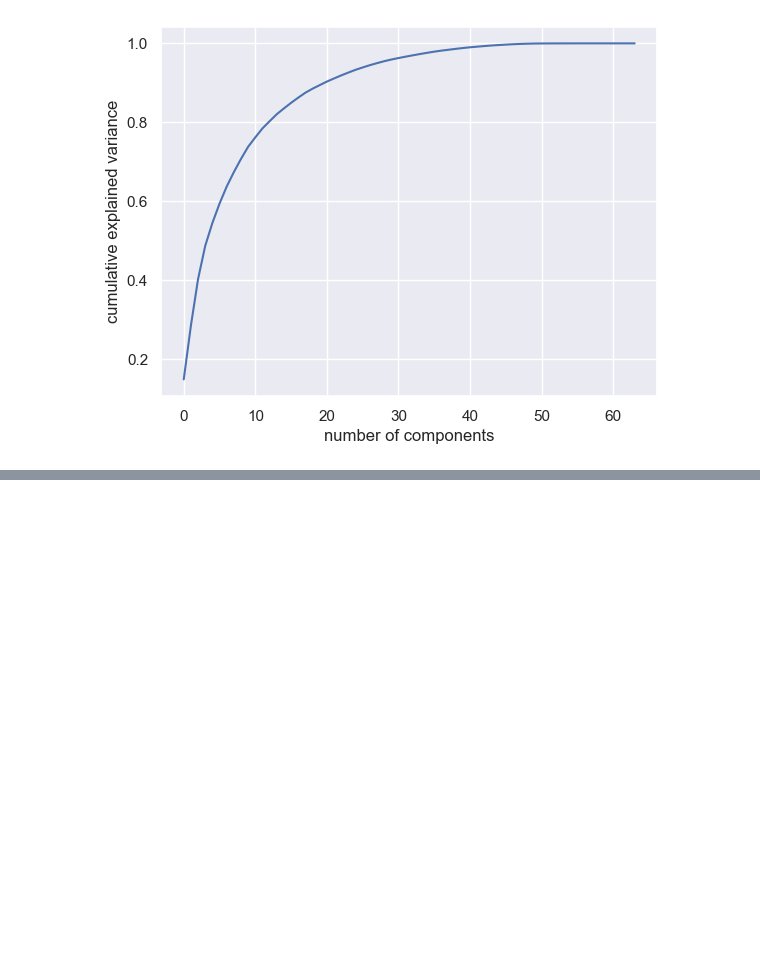
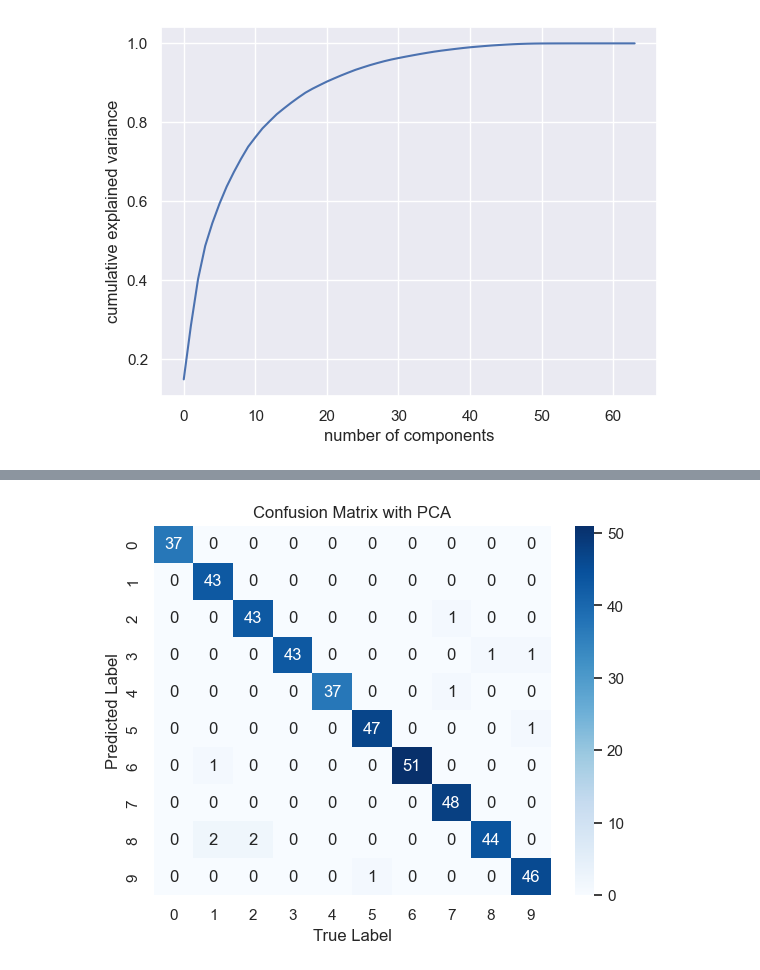
Before and after one commit to RoozmehrAKP/Digit-Recognotion, a Jupyter notebook: Alpha.ipynb, the cells around one changed output, grey strips where cells are left out. Drawn from its saved outputs; the diff is of its cells as text; code cells hidden in the pictures; blank space fills up the shorter version.

Commit message:
Model Improvement & Readme Added

```diff
--- a/Alpha.ipynb
+++ b/Alpha.ipynb
@@ -112,6 +112,10 @@ print(projected.data.shape)
+# %%
+X_pca = pca.fit_transform(digits.data)
+# %%
+# # Split data
+Xtrain, Xtest, ytrain, ytest = train_test_split(X_pca, digits.target, random_state=0)
 # %%
-Xtrain, Xtest, ytrain, ytest = train_test_split(projected.data, digits.target,
-                                                random_state=0)
+# Train Random Forest
 model = RandomForestClassifier(n_estimators=1000)
 model.fit(Xtrain, ytrain)
 ypred = model.predict(Xtest)
@@ -143,0 +122,6 @@ print(projected.shape)
+# %%
+# Evaluate the model
+print(metrics.classification_report(ypred, ytest))
+
+# Confusion matrix
+conf_matrix = metrics.confusion_matrix(ytest, ypred)
@@ -143,0 +145,10 @@ print(projected.shape)
+# %%
+# Plot confusion matrix
+import seaborn as sns
+sns.heatmap(conf_matrix, annot=True, fmt='d', cmap='Blues')
+plt.xlabel('True Label')
+plt.ylabel('Predicted Label')
+plt.title('Confusion Matrix with PCA')
+plt.show()
+# %% [output]
+[figure, added]
```
Also changed, not shown: parts of 8 cells of this notebook, 1 other file.
